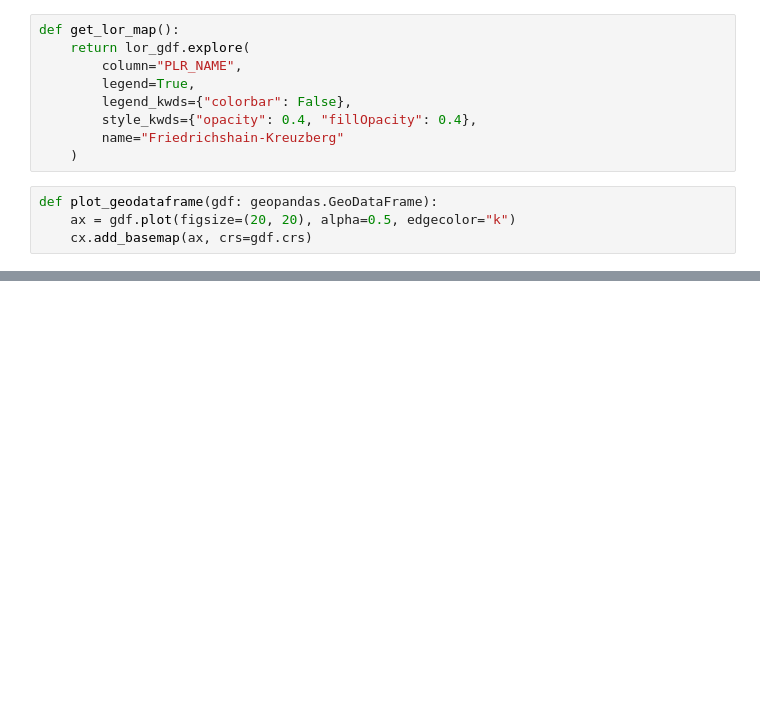
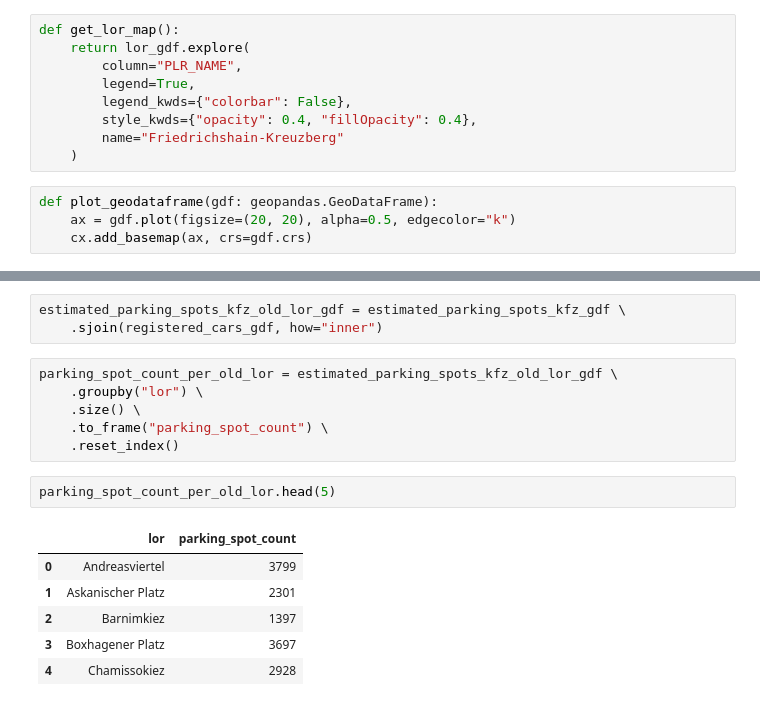
Before and after one commit to MichlF/dssg_datathon_2021, a Jupyter notebook: registered_cars.ipynb, the cells around one changed output, grey strips where cells are left out. Cells and saved outputs as stored; diff of their text form; blank space fills up the shorter version.

```diff
--- a/registered_cars.ipynb
+++ b/registered_cars.ipynb
@@ -41,0 +56,18 @@ registered_cars_gdf.explore(m=get_lor_map())
+# %%
+estimated_parking_spots_kfz_old_lor_gdf = estimated_parking_spots_kfz_gdf \
+    .sjoin(registered_cars_gdf, how="inner")
+# %%
+parking_spot_count_per_old_lor = estimated_parking_spots_kfz_old_lor_gdf \
+    .groupby("lor") \
+    .size() \
+    .to_frame("parking_spot_count") \
+    .reset_index()
+# %%
+parking_spot_count_per_old_lor.head(5)
+# %% [output]
+|  | lor | parking_spot_count |
+| 0 | Andreasviertel | 3799 |
+| 1 | Askanischer Platz | 2301 |
+| 2 | Barnimkiez | 1397 |
+| 3 | Boxhagener Platz | 3697 |
+| 4 | Chamissokiez | 2928 |
```
Also changed, not shown: parts of 12 cells of this notebook.
